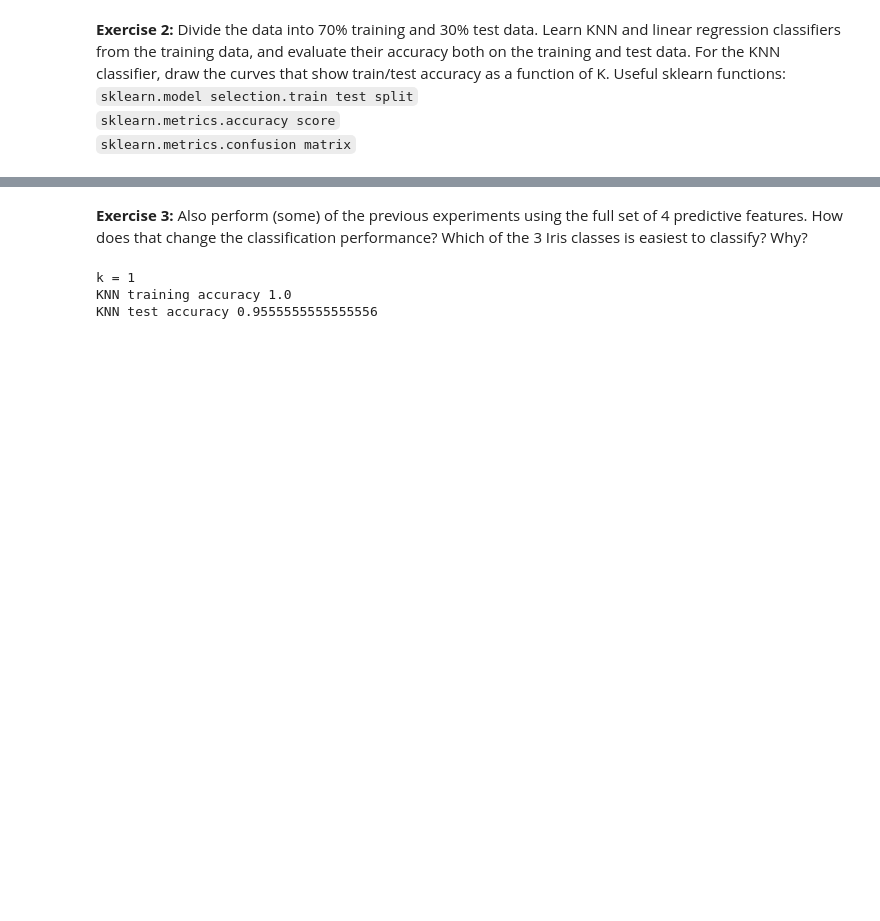
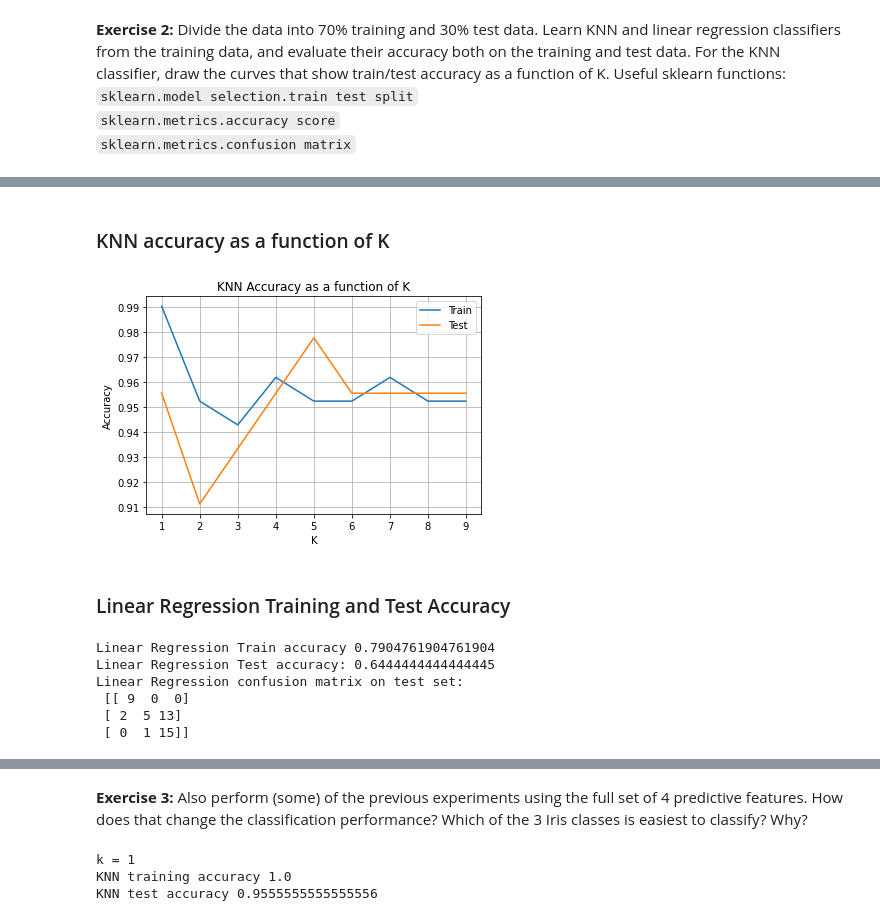
Before and after one commit to KuskIV/ml_exam_notes, a Jupyter notebook: selfstudy/01.ipynb, the cells around one changed output, grey strips where cells are left out. Drawn from its saved outputs; the diff is of its cells as text; code cells hidden in the pictures; blank space fills up the shorter version.

```diff
--- a/selfstudy/01.ipynb
+++ b/selfstudy/01.ipynb
@@ -193,0 +206,12 @@ draw the curves that show train/test accuracy as a function of K. Useful sklearn
+# %%
+# KNN method
+# Train
+irisknn = KNeighborsClassifier(n_neighbors=3)
+irisknn.fit(X_train[:,[feat1,feat2]],Y_train)
+# Test
+y_pred = irisknn.predict(X_test[:,[feat1,feat2]])
+# Evaluate
+print("KNN Train accuracy", accuracy_score(Y_train, irisknn.predict(X_train[:,[feat1,feat2]])))
+print("KNN Test accuracy:", accuracy_score(Y_test, y_pred))
+print("Classes: red, blue, green")
+print("KNN confusion matrix on test set:\n", confusion_matrix(Y_test, y_pred))
@@ -193,0 +226,47 @@ draw the curves that show train/test accuracy as a function of K. Useful sklearn
+# %% [markdown]
+### KNN accuracy as a function of K
+# %%
+max_k = 10
+train_acc = []
+test_acc = []
+for K in range(1, max_k):
+    irisknn = KNeighborsClassifier(n_neighbors=K)
+    irisknn.fit(X_train[:,[feat1,feat2]],Y_train)
+    y_pred = irisknn.predict(X_test[:,[feat1,feat2]])
+    train_acc.append(accuracy_score(Y_train, irisknn.predict(X_train[:,[feat1,feat2]])))
+    test_acc.append(accuracy_score(Y_test, y_pred))
+
+# Plot the accuracy
+plt.plot(range(1, max_k), train_acc, label='Train')
+plt.plot(range(1, max_k), test_acc, label='Test')
+plt.title("KNN Accuracy as a function of K")
+plt.legend()
+plt.xlabel('K')
+plt.ylabel('Accuracy')
+plt.grid()
+plt.show()
+# %% [output]
+[figure, added]
+# %% [markdown]
+### Linear Regression Training and Test Accuracy
+# %%
+irislinreg = LinearRegression()
+onehotclasses_train = np.eye(3)[Y_train]
+onehotclasses_test = np.eye(3)[Y_test]
+# Train
+irislinreg.fit(X_train[:,[feat1,feat2]], onehotclasses_train)
+# Test
+y_train_pred = irislinreg.predict(X_train[:,[feat1,feat2]])
+y_test_pred = irislinreg.predict(X_test[:,[feat1,feat2]])
+
+# Evaluate
+print("Linear Regression Train accuracy", accuracy_score(np.argmax(onehotclasses_train, axis=1), np.argmax(y_train_pred, axis=1)))
+print("Linear Regression Test accuracy:", accuracy_score(np.argmax(onehotclasses_test, axis=1), np.argmax(y_test_pred, axis=1)))
+print("Linear Regression confusion matrix on test set:\n", confusion_matrix(np.argmax(onehotclasses_test, axis=1), np.argmax(y_test_pred, axis=1)))
+# %% [output]
+Linear Regression Train accuracy 0.7904761904761904
+Linear Regression Test accuracy: 0.6444444444444445
+Linear Regression confusion matrix on test set:
+ [[ 9  0  0]
+ [ 2  5 13]
+ [ 0  1 15]]
```
Also changed, not shown: parts of 9 cells of this notebook, 51 other files.
